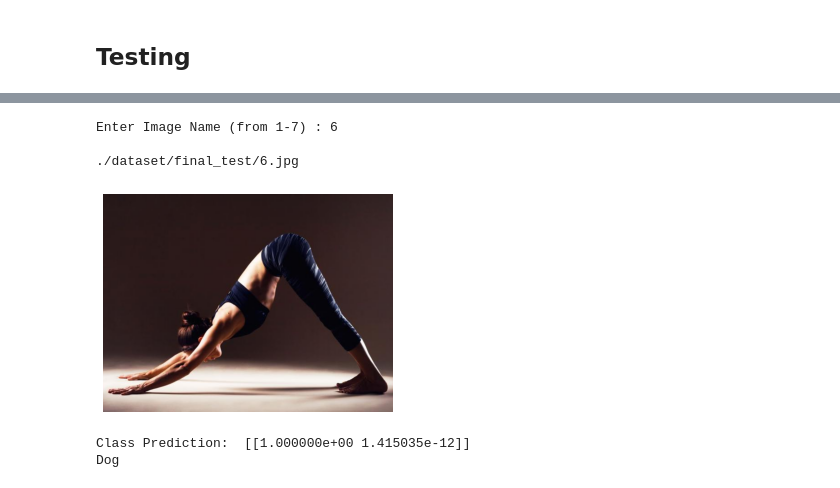
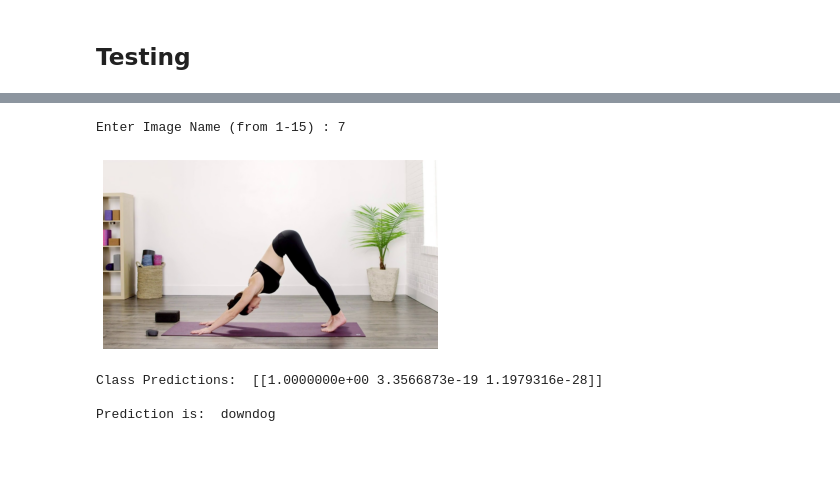
Before and after one commit to Elysian01/Exercise-And-Yoga-Tracker, a Jupyter notebook: Yoga Pose Detection/Yoga-Pose-Classification-Using-DL.ipynb, the cells around one changed output, grey strips where cells are left out. Drawn from its saved outputs; the diff is of its cells as text; code cells hidden in the pictures; blank space fills up the shorter version.

Commit message:
yoga set1 model trained

```diff
--- a/Yoga Pose Detection/Yoga-Pose-Classification-Using-DL.ipynb
+++ b/Yoga Pose Detection/Yoga-Pose-Classification-Using-DL.ipynb
@@ -56 +53,12 @@ validdir = os.path.join(basedir,'test') # root for testing
+# %%
+# Yoga Set 1
+yoga_train_path = os.path.join("yoga_set1","train") # root for training
+yoga_test_path = os.path.join("yoga_set1","test") # root for testing
+
+# Yoga Set 2
+# yoga_train_path = os.path.join("yoga_set2","train") # root for training
+# yoga_test_path = os.path.join("yoga_set2","test") # root for testing
+
+traindir = os.path.join(basedir,yoga_train_path)
+validdir = os.path.join(basedir,yoga_test_path)
 # %%
@@ -96,11 +121,13 @@ base_model_path1 = "./pretrained_models/vgg16_weights_tf_dim_ordering_tf_kernels
 base_model = VGG16(weights=base_model_path1, include_top=False, input_shape=(300, 300, 3))
 # %%
+output_neurons = 3
+
 model = Sequential()
 model.add(Flatten(input_shape=base_model.output_shape[1:]))
 model.add(Dense(128))
 model.add(Activation('relu'))
 model.add(Dropout(0.2))
-model.add(Dense(2))
+model.add(Dense(output_neurons))
 model.add(Activation('softmax'))
 
 
@@ -110,8 +137,8 @@ model = Model(inputs=base_model.input, outputs=model(base_model.output))
 optimizers = tf.keras.optimizers.SGD(learning_rate=0.0001, momentum=0.9, nesterov=True)
 losss = tf.keras.losses.CategoricalCrossentropy(label_smoothing=0.2, from_logits=True)
 model.compile(loss=losss,
-             optimizer=optimizers
-            ,metrics=['accuracy'])
+             optimizer=optimizers,
+              metrics=['accuracy'])
 
 model.summary()
 # %% [output]
@@ -143,7 +170,7 @@ class ConvolutionCallback(tf.keras.callbacks.Callback):
 
 reduce_lr = keras.callbacks.ReduceLROnPlateau(monitor='val_loss', factor=0.1,
                               patience=2, min_lr=0.001, mode='auto')
-checkpoint = keras.callbacks.ModelCheckpoint("./models/pose_classification_model_weights.h5", monitor='val_accuracy',
+checkpoint = keras.callbacks.ModelCheckpoint("./checkpoints_models/pose_classification_model_weights.h5", monitor='val_accuracy',
                              save_weights_only=True, mode='max', verbose=1)
 
 convolutionCallback = ConvolutionCallback()
@@ -237,36 +250,33 @@ model.evaluate(val_datagen)
+# %%
+yoga_labels = {0:"downdog",1:"tree",2:"warrior1"}
+# yoga_labels = {0:"goddess",1:"mountain",2:"warrior2"}
 # %%
 import numpy as np
 from keras.preprocessing import image
 import matplotlib.image as mpimg
 
 # predicting images
-path = input("Enter Image Name (from 1-7) : ")
-path = "./dataset/final_test/" + path + ".jpg"
+path = input("Enter Image Name (from 1-15) : ")
+path = "./dataset/final_test/yoga_set1/" + path + ".jpg"
 
 img = image.load_img(path, target_size=(300, 300))
 x = image.img_to_array(img)
 x = np.expand_dims(x, axis=0)
 
 images = np.vstack([x])
 classes = model.predict(images, batch_size=10)
-print()
-print(path)
+
 plt.axis("Off")
 img = mpimg.imread(path)
 plt.imshow(img)
 plt.show()
 
-print("Class Prediction: ",classes)
-# print(classes[0])
-
-if classes[0][0]>0.5:
-    print("Dog")
-else:
-    print("Tree")
+print("Class Predictions: ",classes)
+pred_index = np.argmax(classes[0])
+print("\nPrediction is: ", yoga_labels[pred_index])
 # %% [output]
-Enter Image Name (from 1-7) : 6
-
-./dataset/final_test/6.jpg
+Enter Image Name (from 1-15) : 7
-[figure, old version]
+[figure, new version]
-Class Prediction:  [[1.000000e+00 1.415035e-12]]
-Dog
+Class Predictions:  [[1.0000000e+00 3.3566873e-19 1.1979316e-28]]
+
+Prediction is:  downdog
```
Also changed, not shown: parts of 14 cells of this notebook, 3 other files.
